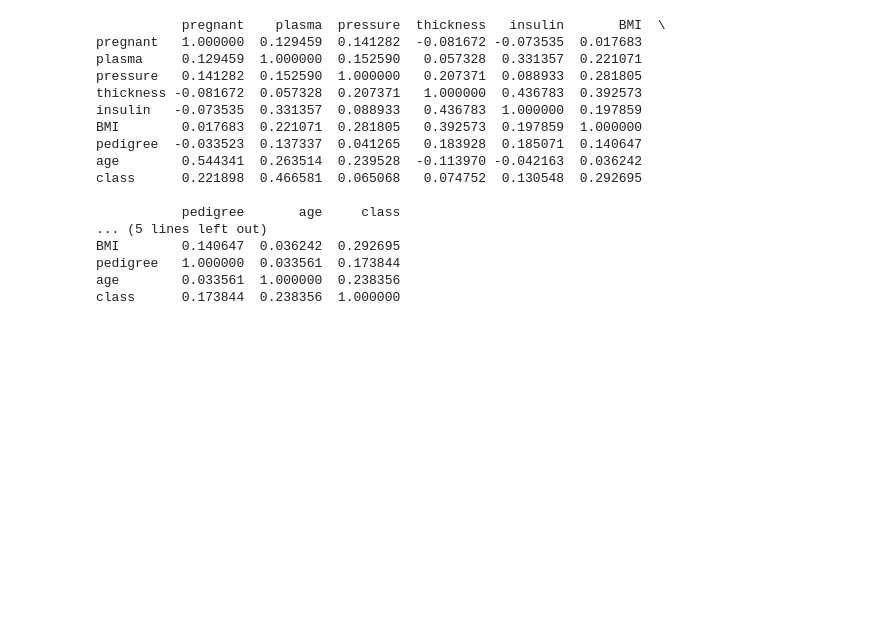
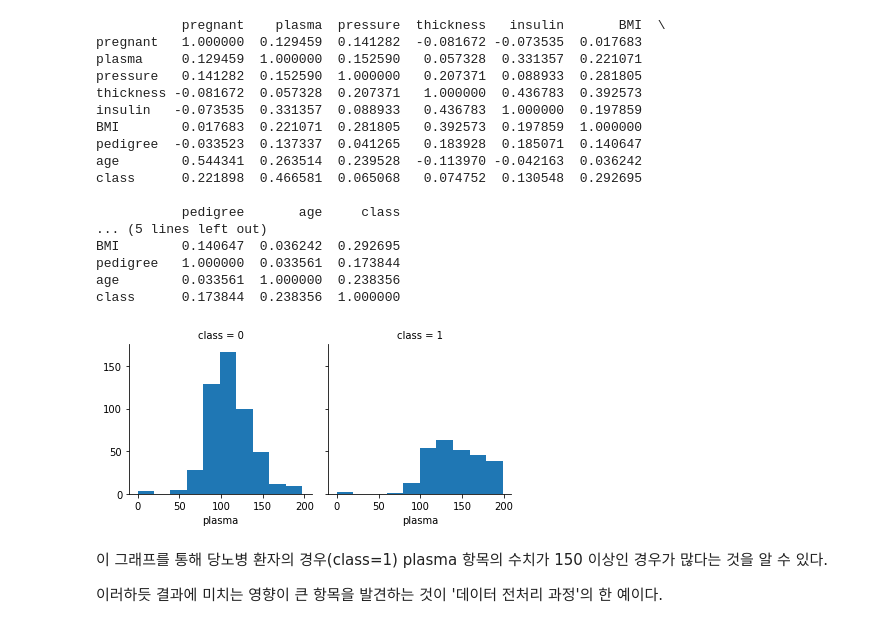
Before and after one commit to tirals88/DL_for_everyone, a Jupyter notebook: deeplearning/notebook/11장 데이터 다루기 .ipynb, the cells around one changed output. Cells and saved outputs as stored; diff of their text form; code cells hidden in the pictures; blank space fills up the shorter version.

```diff
--- a/deeplearning/notebook/11장 데이터 다루기 .ipynb
+++ b/deeplearning/notebook/11장 데이터 다루기 .ipynb
@@ -195,3 +195,18 @@ BMI        0.140647  0.036242  0.292695
 pedigree   1.000000  0.033561  0.173844
 age        0.033561  1.000000  0.238356
 class      0.173844  0.238356  1.000000
+# %%
+# heatmap 에서 당뇨병 발병 여부를 가리키는 class 항목을 봐야함
+# plasma 항목(공복 혈당 농도) / 가장 높은 상관관계
+
+# class 값을 기준으로 히스토그램 생성
+grid = sns.FacetGrid(df, col='class')
+# bins : 구간(막대) 개수 /
+grid.map(plt.hist, 'plasma', bins=10)
+plt.show()
+# %% [output]
+[figure, added]
+# %% [markdown]
+이 그래프를 통해 당노병 환자의 경우(class=1) plasma 항목의 수치가 150 이상인 경우가 많다는 것을 알 수 있다.
+
+이러하듯 결과에 미치는 영향이 큰 항목을 발견하는 것이 '데이터 전처리 과정'의 한 예이다.
```
Also changed, not shown: parts of 2 cells of this notebook.
